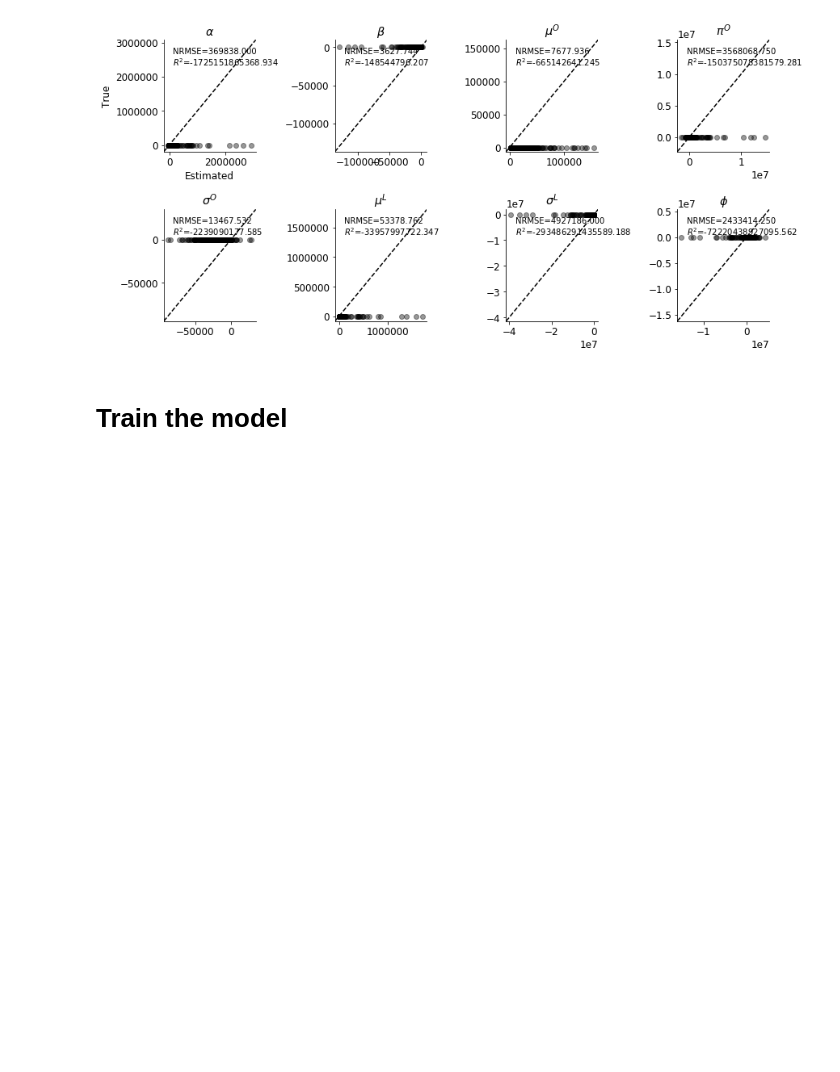
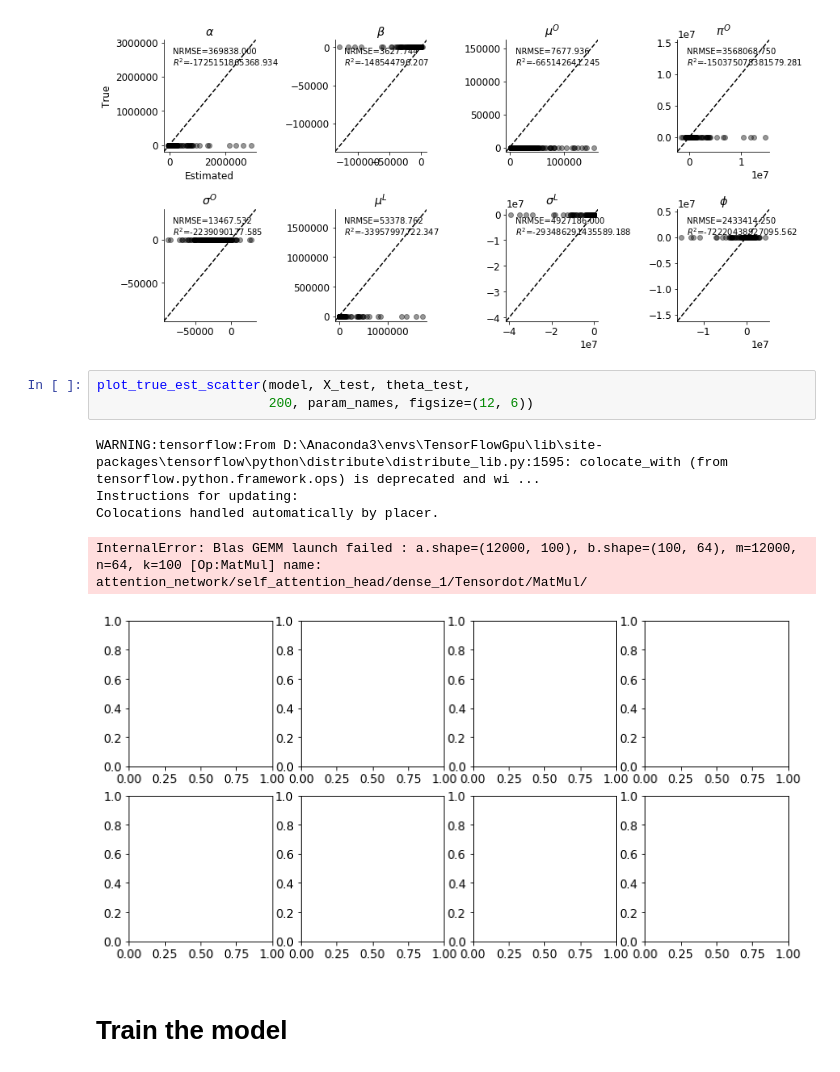
Before and after one commit to stefanradev93/cINN, a Jupyter notebook: seqRNA_cINN_Attention_Example.ipynb, the cells around one changed output. Cells and saved outputs as stored; diff of their text form; blank space fills up the shorter version.

```diff
--- a/seqRNA_cINN_Attention_Example.ipynb
+++ b/seqRNA_cINN_Attention_Example.ipynb
@@ -207,6 +207,15 @@ WARNING:tensorflow:From D:\Anaconda3\envs\TensorFlowGpu\lib\site-packages\tensor
 Instructions for updating:
 Colocations handled automatically by placer.
 [figure]
+# %%
+plot_true_est_scatter(model, X_test, theta_test,
+                      200, param_names, figsize=(12, 6))
+# %% [output]
+WARNING:tensorflow:From D:\Anaconda3\envs\TensorFlowGpu\lib\site-packages\tensorflow\python\distribute\distribute_lib.py:1595: colocate_with (from tensorflow.python.framework.ops) is deprecated and wi ...
+Instructions for updating:
+Colocations handled automatically by placer.
+InternalError: Blas GEMM launch failed : a.shape=(12000, 100), b.shape=(100, 64), m=12000, n=64, k=100 [Op:MatMul] name: attention_network/self_attention_head/dense_1/Tensordot/MatMul/
+[figure, added]
 # %% [markdown]
 # Train the model
 # %%
```
Also changed, not shown: 6 other files.
